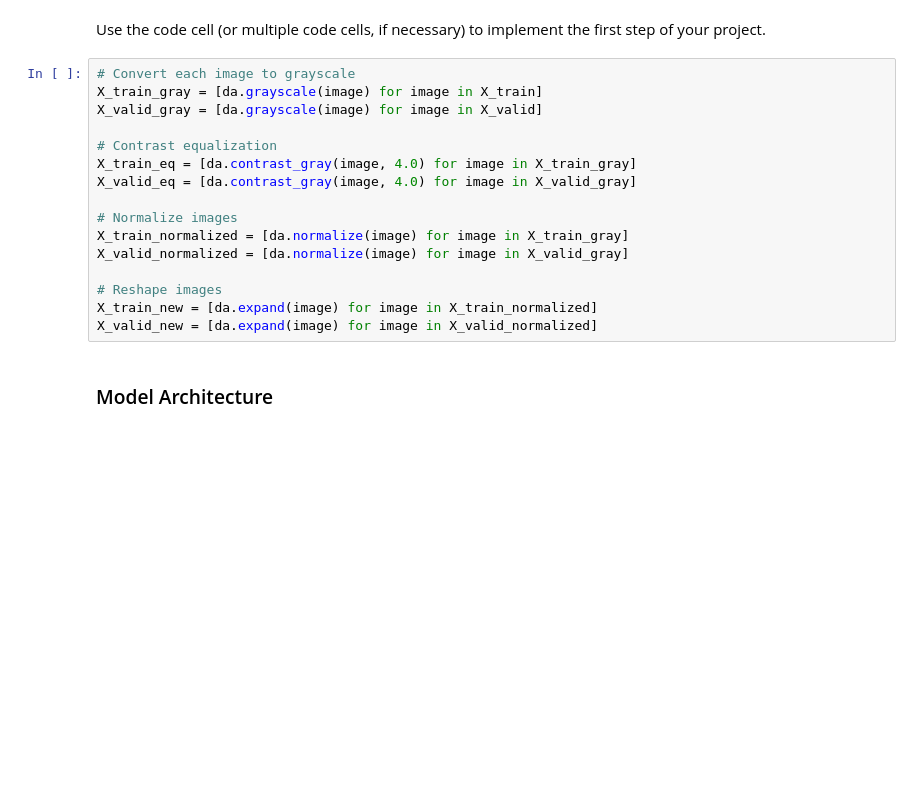
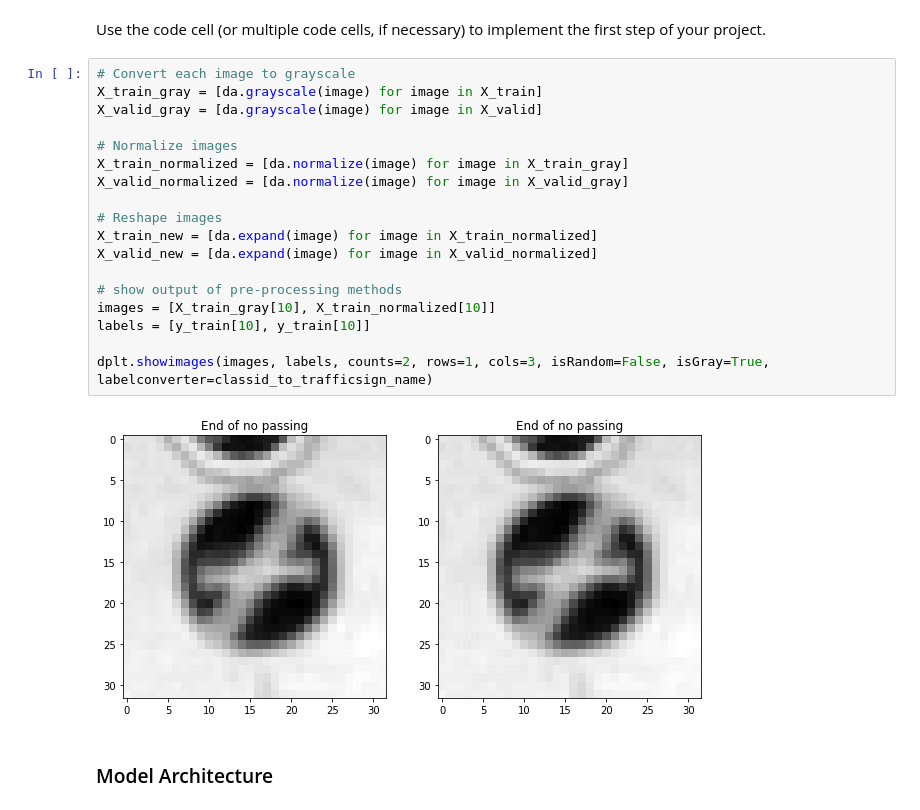
Before and after one commit to rudi77/sdc, a Jupyter notebook: project2/Traffic_Sign_Classifier.ipynb, the cells around one changed output. Drawn from its saved outputs; the diff is of its cells as text; blank space fills up the shorter version.

```diff
--- a/project2/Traffic_Sign_Classifier.ipynb
+++ b/project2/Traffic_Sign_Classifier.ipynb
@@ -234,19 +245,23 @@ Use the code cell (or multiple code cells, if necessary) to implement the first
 # %%
 # Convert each image to grayscale
 X_train_gray = [da.grayscale(image) for image in X_train]
 X_valid_gray = [da.grayscale(image) for image in X_valid]
-
-# Contrast equalization
-X_train_eq = [da.contrast_gray(image, 4.0) for image in X_train_gray]
-X_valid_eq = [da.contrast_gray(image, 4.0) for image in X_valid_gray]
 
 # Normalize images
 X_train_normalized = [da.normalize(image) for image in X_train_gray]
 X_valid_normalized = [da.normalize(image) for image in X_valid_gray]
 
 # Reshape images
 X_train_new = [da.expand(image) for image in X_train_normalized]
 X_valid_new = [da.expand(image) for image in X_valid_normalized]
+
+# show output of pre-processing methods
+images = [X_train_gray[10], X_train_normalized[10]]
+labels = [y_train[10], y_train[10]]
+
+dplt.showimages(images, labels, counts=2, rows=1, cols=3, isRandom=False, isGray=True, labelconverter=classid_to_trafficsign_name)
+# %% [output]
+[figure, added]
 # %% [markdown]
 ### Model Architecture
 # %%
```
Also changed, not shown: parts of 9 cells of this notebook, 3 other files.
